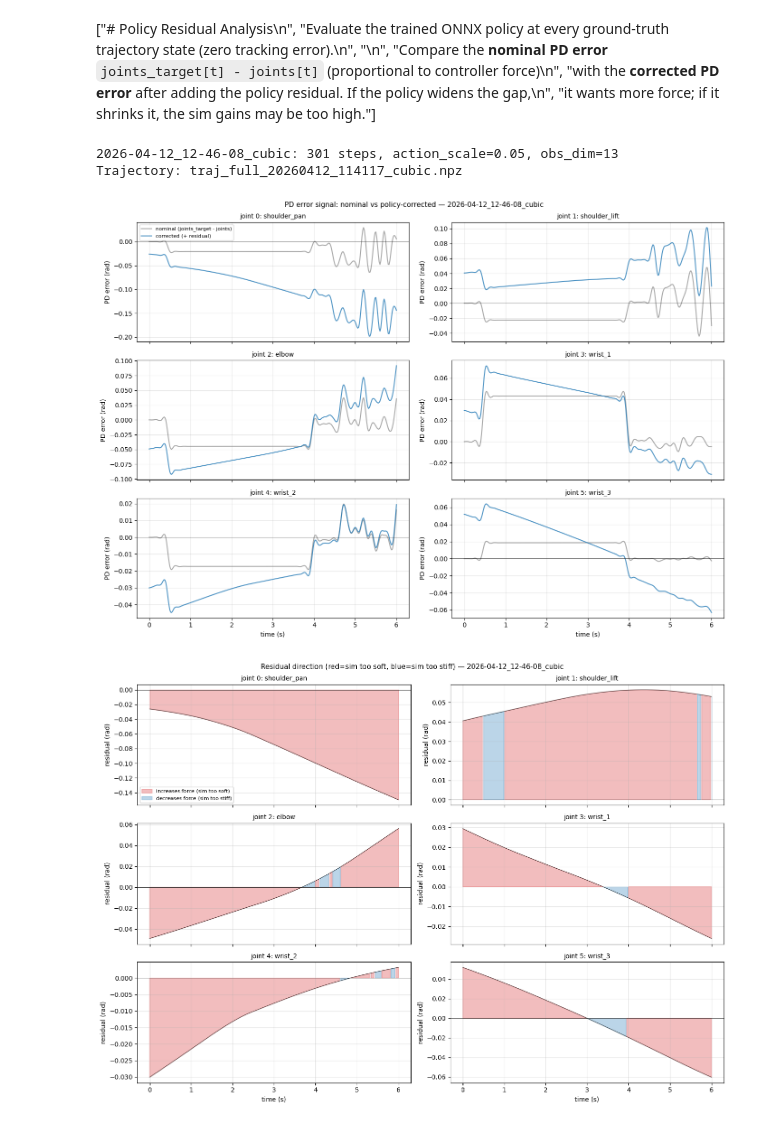
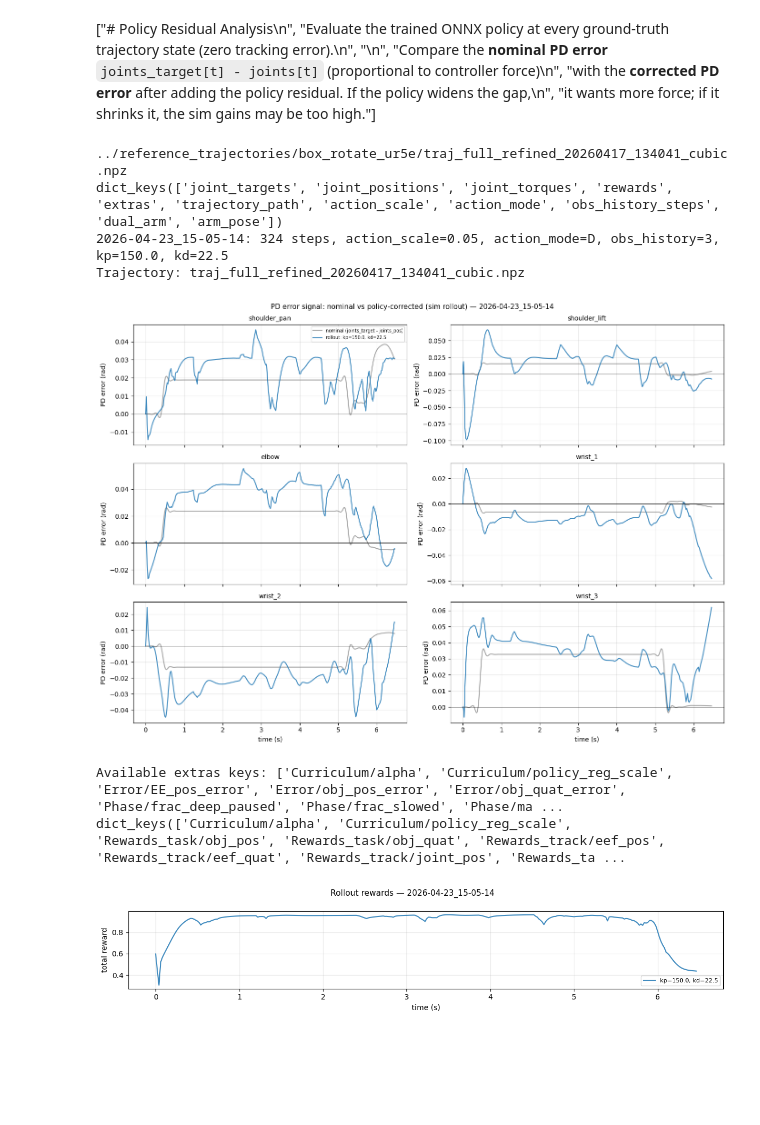
Before and after one commit to Arnibjarnst/BoxLift, a Jupyter notebook: notebooks/analyze_policy_residual.ipynb, the cells around one changed output. Saved outputs shown, nothing was run; the diff lists cells and outputs as text; code cells hidden in the pictures; blank space fills up the shorter version.

```diff
--- a/notebooks/analyze_policy_residual.ipynb
+++ b/notebooks/analyze_policy_residual.ipynb
@@ -105,7 +311,13 @@ def analyze_residual(run_dir, traj_path_override=None):
 # %%
-r = analyze_residual("../logs/rsl_rl/boxpush/2026-04-12_12-46-08_cubic")
+r = analyze_residual(
+    [
+        "../logs/rsl_rl/boxpush/2026-04-23_15-05-14"
+    ],
+    show_velocity=False
+)
 # %% [output]
-2026-04-12_12-46-08_cubic: 301 steps, action_scale=0.05, obs_dim=13
-Trajectory: traj_full_20260412_114117_cubic.npz
+../reference_trajectories/box_rotate_ur5e/traj_full_refined_20260417_134041_cubic.npz
+dict_keys(['joint_targets', 'joint_positions', 'joint_torques', 'rewards', 'extras', 'trajectory_path', 'action_scale', 'action_mode', 'obs_history_steps', 'dual_arm', 'arm_pose'])
+2026-04-23_15-05-14: 324 steps, action_scale=0.05, action_mode=D, obs_history=3, kp=150.0, kd=22.5
+Trajectory: traj_full_refined_20260417_134041_cubic.npz
-[figure, old version]
+[figure, new version]
-[figure, removed]
@@ -117,0 +324,17 @@ r = analyze_residual("../logs/rsl_rl/boxpush/2026-04-12_13-05-44_smoothed_gaussi
+# %%
+plot_rewards("../logs/rsl_rl/boxpush/2026-04-23_15-05-14")
+
+rd = Path("../logs/rsl_rl/boxpush/2026-04-23_15-05-14")
+rollout = _load_rollout(rd)
+with open(rd / "params" / "env.yaml") as f:
+    cfg = yaml.unsafe_load(f)
+kp = cfg.get("kp")
+kd = cfg.get("kd")
+
+extras = rollout.get("extras", [])
+
+print(extras[0].keys())
+# %% [output]
+Available extras keys: ['Curriculum/alpha', 'Curriculum/policy_reg_scale', 'Error/EE_pos_error', 'Error/obj_pos_error', 'Error/obj_quat_error', 'Phase/frac_deep_paused', 'Phase/frac_slowed', 'Phase/ma ...
+dict_keys(['Curriculum/alpha', 'Curriculum/policy_reg_scale', 'Rewards_task/obj_pos', 'Rewards_task/obj_quat', 'Rewards_track/eef_pos', 'Rewards_track/eef_quat', 'Rewards_track/joint_pos', 'Rewards_ta ...
+[figure, added]
```
Also changed, not shown: parts of 7 cells of this notebook, 31 other files.
